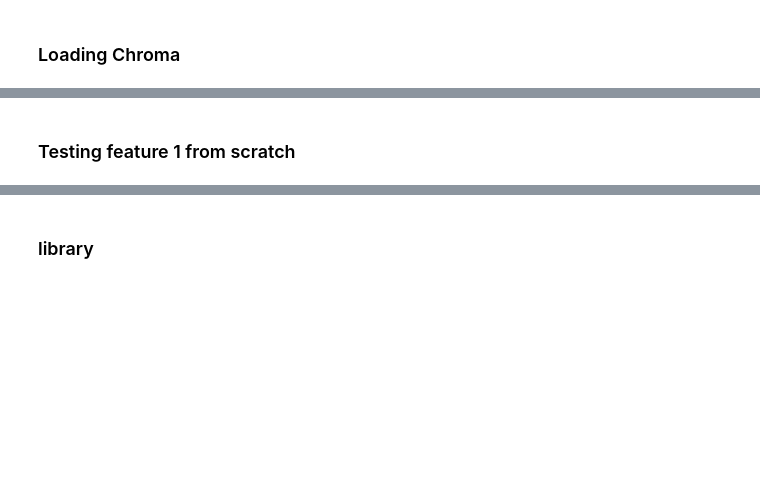
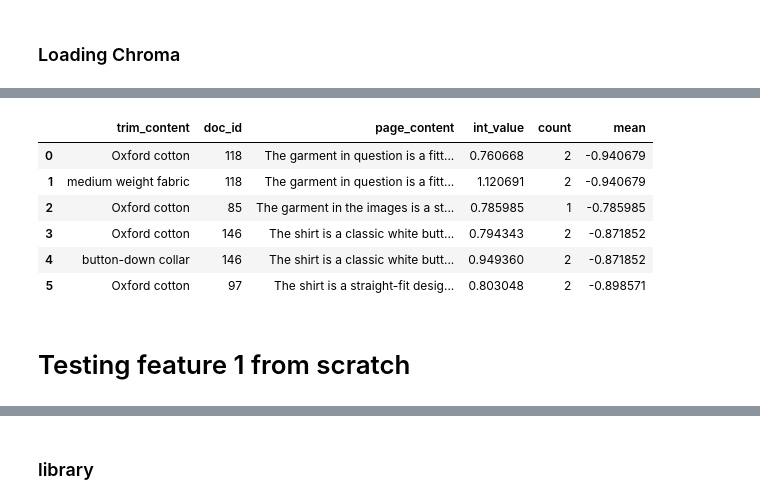
Before and after one commit to JDST10/Fashion, a Jupyter notebook: app.ipynb, the cells around one changed output, grey strips where cells are left out. Saved outputs shown, nothing was run; the diff lists cells and outputs as text; code cells hidden in the pictures; blank space fills up the shorter version.

```diff
--- a/app.ipynb
+++ b/app.ipynb
@@ -47,3 +54,3 @@ df_retail.head()
 # %%
-df = WCf.world_construction.init_retail_gallery()
+df = WCf.world_construction.init_luxury_gallery()
 df.head(2)
@@ -52,5 +61,5 @@ df[df.Brand == 'HM']
 # %%
-i = 2
+i = 1
 description = df.iloc[i].Summary
 row = df.iloc[i]
 detail = df.iloc[i].Detail
@@ -103,5 +173,36 @@ retriever.add_documents(collection)
+# %%
+def similarity_search(description):
+
+
+    concepts = description_to_concepts(description)
+
+    final_df = find_similar_items_with_concepts(concepts=concepts)
+
+    ranked_df = final_df.groupby('doc_id').agg(
+        count = pd.NamedAgg(column='int_value',aggfunc='count'),
+        mean = pd.NamedAgg(column='int_value',aggfunc='mean')
+    ).reset_index()
+
+    ranked_df['mean'] = -ranked_df['mean']
+
+    ranked_df = ranked_df.sort_values(['count','mean'],ascending=False)
+
+    final_df.merge(final_final_df, on='doc_id',how='inner')[['trim_content','doc_id','page_content']].head(6)
+
+
+    return final_df
+# %%
+similarity_search(description = description)
+# %% [output]
+|  | trim_content | doc_id | page_content | int_value | count | mean |
+| 0 | Oxford cotton | 118 | The garment in question is a fitt... | 0.760668 | 2 | -0.940679 |
+| 1 | medium weight fabric | 118 | The garment in question is a fitt... | 1.120691 | 2 | -0.940679 |
+| 2 | Oxford cotton | 85 | The garment in the images is a st... | 0.785985 | 1 | -0.785985 |
+| 3 | Oxford cotton | 146 | The shirt is a classic white butt... | 0.794343 | 2 | -0.871852 |
+| 4 | button-down collar | 146 | The shirt is a classic white butt... | 0.949360 | 2 | -0.871852 |
+| 5 | Oxford cotton | 97 | The shirt is a straight-fit desig... | 0.803048 | 2 | -0.898571 |
 # %% [markdown]
-### Testing feature 1 from scratch
+# Testing feature 1 from scratch
 # %%
 from Features import search_from_luxury_brands as Sf
 # %%
```
Also changed, not shown: parts of 23 cells of this notebook, 3 other files.
